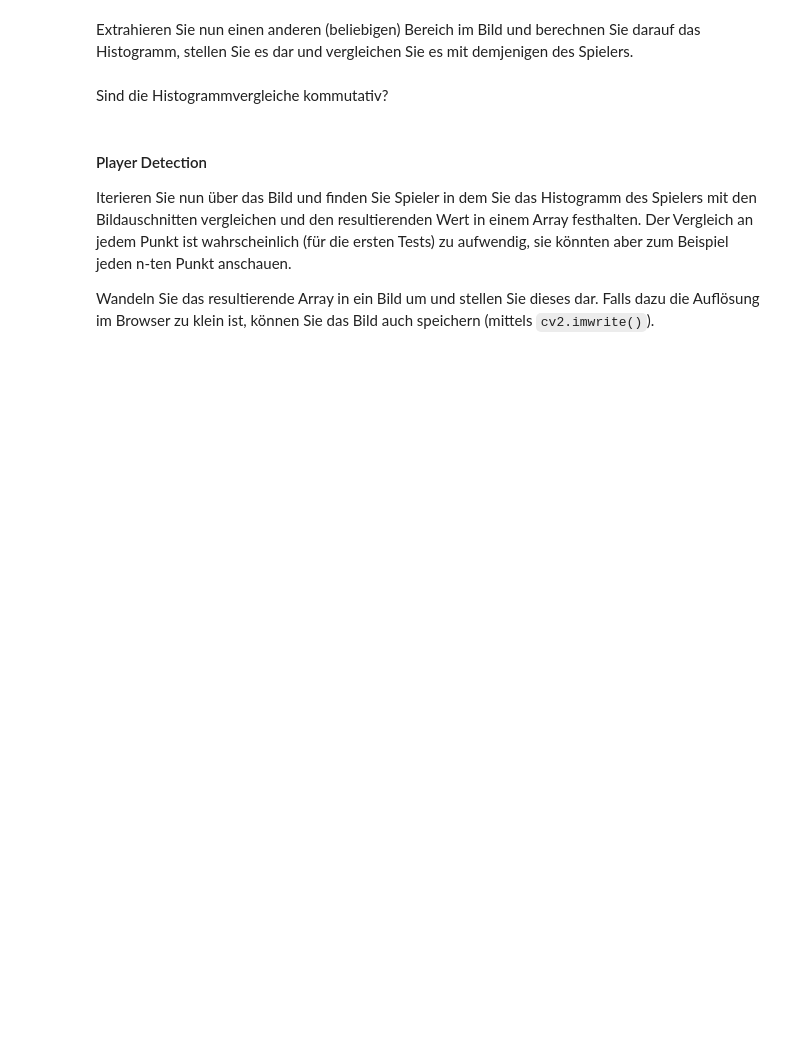
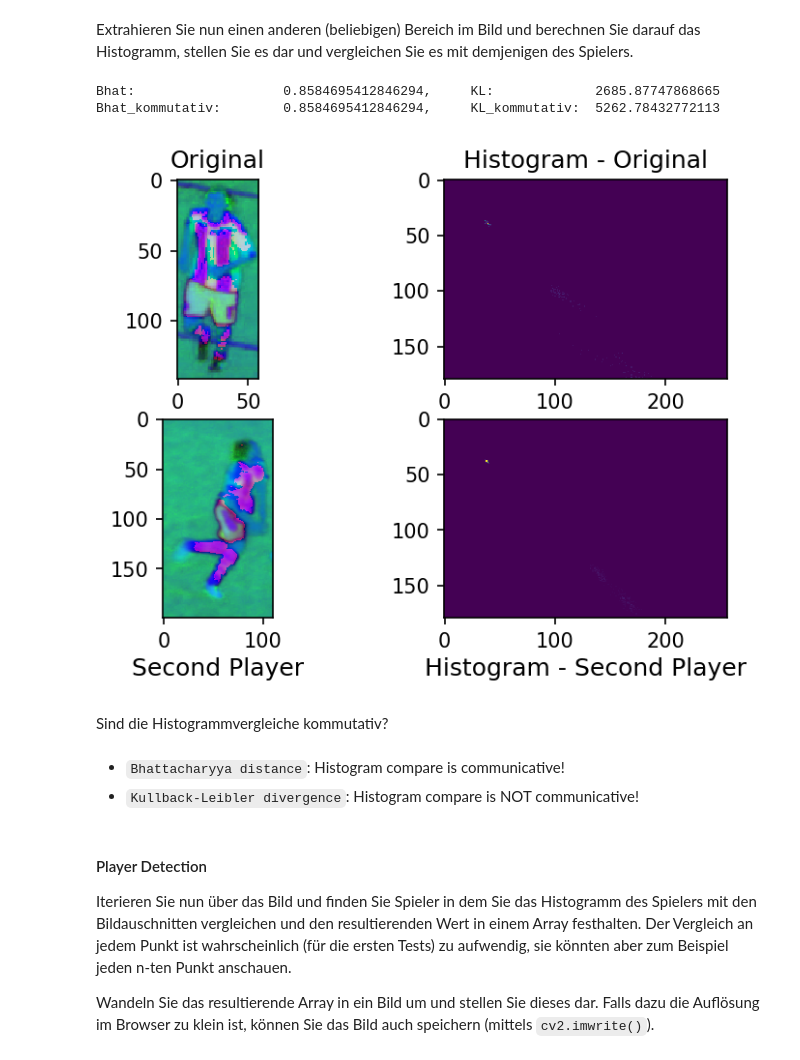
Before and after one commit to tschibu/hslu-ipcv-exercises, a Jupyter notebook: exercise03/opencv_uebung3_1.ipynb, the cells around one changed output. Saved outputs shown, nothing was run; the diff lists cells and outputs as text; code cells hidden in the pictures; blank space fills up the shorter version.

```diff
--- a/exercise03/opencv_uebung3_1.ipynb
+++ b/exercise03/opencv_uebung3_1.ipynb
@@ -81,5 +87,53 @@ print('Bhat: {}, KL: {}'.format(dist_bhatt, dist_kl))
+# %%
+# Load images
+image_hsv = cv2.cvtColor(image, cv2.COLOR_RGB2HSV)
+player_hsv = cv2.cvtColor(player, cv2.COLOR_RGB2HSV)
+
+# height and width
+player_height, player_width, _ = player.shape
+
+# edge = [493, 1399] # [y, x] Point of origin: Top-Left-Corner
+edge = [750,60] # other player
+sub_image = image_hsv[edge[0]:950, edge[1]:170]
+
+# Calculate Histogramm
+player_histogram = cv2.calcHist(palyer_hsv, [0, 1], None, [180, 256], [0, 180, 0, 256])
+sub_image_histogram = cv2.calcHist(sub_image, [0, 1], None, [180, 256], [0, 180, 0, 256])
+
+# Plotting images
+plt.subplot(2, 2, 1)
+plt.title("Original")
+plt.imshow(palyer_hsv)
+plt.subplot(2, 2, 2)
+plt.title("Histogram - Original")
+plt.imshow(player_histogram, interpolation = 'nearest')
+plt.subplot(2, 2, 3)
+plt.title("Second Player", y=-0.35)
+plt.imshow(sub_image)
+plt.subplot(2, 2, 4)
+plt.title("Histogram - Second Player", y=-0.35)
+plt.imshow(sub_image_histogram, interpolation = 'nearest')
+
+# Calulate Bhattacharyya distance and Kullback-Leibler divergence
+dist_bhatt = cv2.compareHist(player_histogram, sub_image_histogram, method=cv2.HISTCMP_BHATTACHARYYA)
+dist_kl = cv2.compareHist(player_histogram, sub_image_histogram, method=cv2.HISTCMP_KL_DIV)
+print('Bhat:\t\t\t{},\tKL:\t\t{}'.format(dist_bhatt, dist_kl))
+
+dist_bhatt_kommutativ = cv2.compareHist(sub_image_histogram, player_histogram, method=cv2.HISTCMP_BHATTACHARYYA)
+dist_kl_kommutativ = cv2.compareHist(sub_image_histogram, player_histogram, method=cv2.HISTCMP_KL_DIV)
+print('Bhat_kommutativ:\t{},\tKL_kommutativ:\t{}'.format(dist_bhatt_kommutativ, dist_kl_kommutativ))
+
+# Bhattacharyya distance: Histogramm-Vergleich ist kommutativ!
+# Kullback-Leibler divergence: Histogramm-Vergleich ist nicht kommutativ!
+# %% [output]
+Bhat:                   0.8584695412846294,     KL:             2685.87747868665
+Bhat_kommutativ:        0.8584695412846294,     KL_kommutativ:  5262.78432772113
+[figure, added]
 # %% [markdown]
 Sind die Histogrammvergleiche kommutativ?
+# %% [markdown]
+* `Bhattacharyya distance`: Histogram compare is communicative!
+* `Kullback-Leibler divergence`: Histogram compare is NOT communicative!
 # %% [markdown]
 #### Player Detection
 
```
Also changed, not shown: parts of 10 cells of this notebook.
